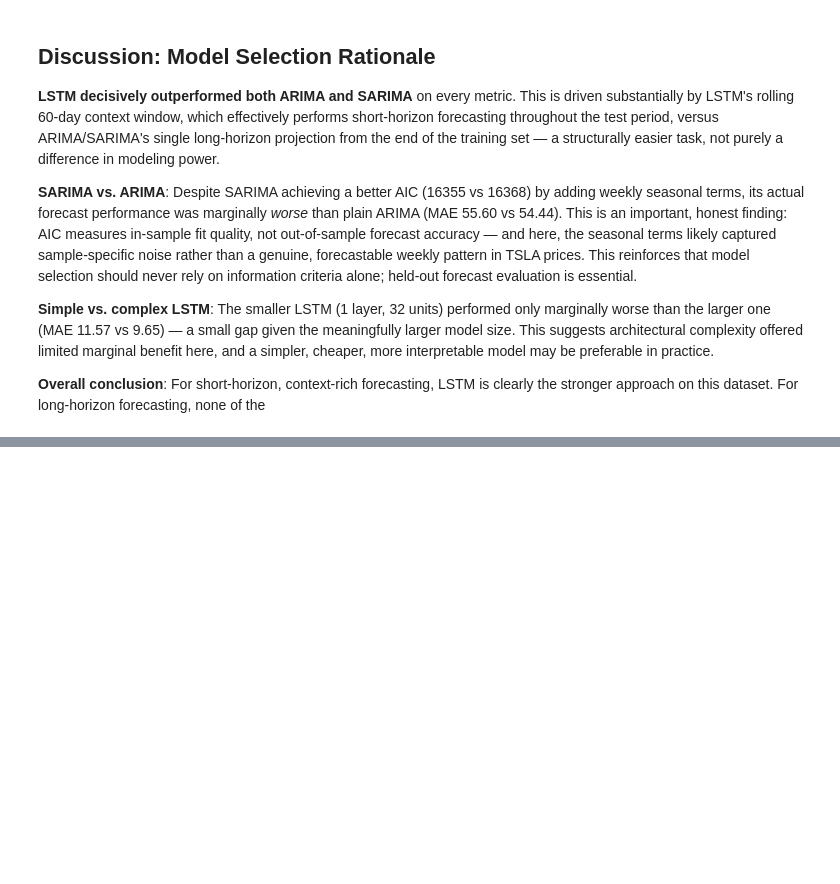
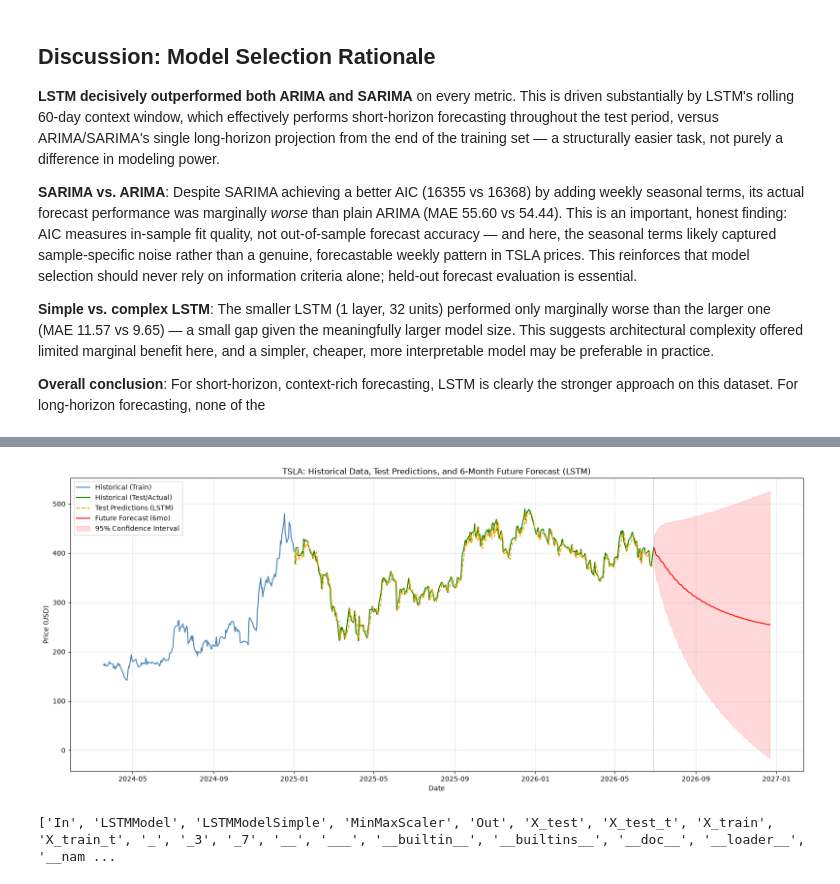
Before and after one commit to Maria-Biruk/portifolio-optimization, a Jupyter notebook: notebooks/modeling.ipynb, the cells around one changed output, grey strips where cells are left out. Saved outputs shown, nothing was run; the diff lists cells and outputs as text; code cells hidden in the pictures; blank space fills up the shorter version.

```diff
--- a/notebooks/modeling.ipynb
+++ b/notebooks/modeling.ipynb
@@ -551,0 +552,21 @@ plt.show()
+# %%
+plt.figure(figsize=(16, 7))
+plt.plot(train.index[-200:], train["Adj Close"].iloc[-200:], label="Historical (Train)", color="steelblue")
+plt.plot(test.index, test["Adj Close"], label="Historical (Test/Actual)", color="green")
+plt.plot(test.index, predictions, label="Test Predictions (LSTM)", color="orange", linestyle="--")
+plt.plot(future_dates, future_predictions, label="Future Forecast (6mo)", color="red")
+plt.fill_between(future_dates, lower_bound, upper_bound, color="red", alpha=0.15, label="95% Confidence Interval")
+plt.axvline(x=test.index[-1], color="gray", linestyle=":", linewidth=1)
+plt.title("TSLA: Historical Data, Test Predictions, and 6-Month Future Forecast (LSTM)")
+plt.xlabel("Date")
+plt.ylabel("Price (USD)")
+plt.legend()
+plt.grid(True, alpha=0.3)
+plt.tight_layout()
+plt.show()
+# %% [output]
+[figure, added]
+# %%
+print(dir())
+# %% [output]
+['In', 'LSTMModel', 'LSTMModelSimple', 'MinMaxScaler', 'Out', 'X_test', 'X_test_t', 'X_train', 'X_train_t', '_', '_3', '_7', '__', '___', '__builtin__', '__builtins__', '__doc__', '__loader__', '__nam ...
```
Also changed, not shown: parts of 16 cells of this notebook.
